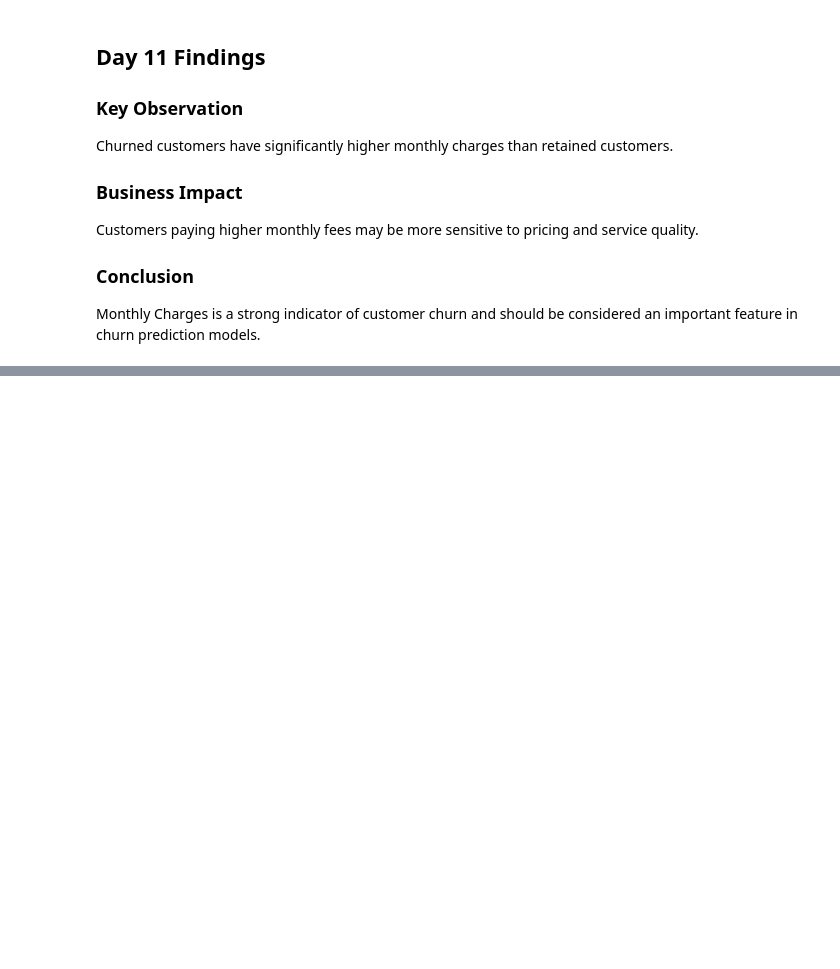
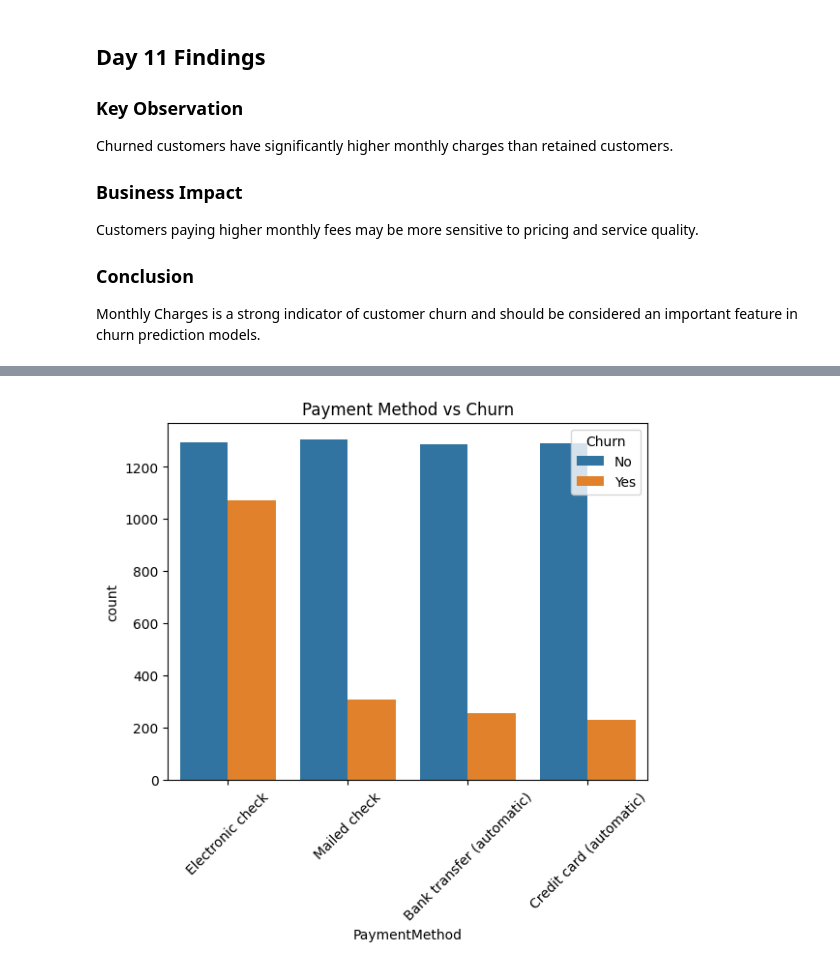
Before and after one commit to Sujitha-Anbazhagan/Data_Analytics_Internship, a Jupyter notebook: notebooks/01_EDA.ipynb, the cells around one changed output, grey strips where cells are left out. Drawn from its saved outputs; the diff is of its cells as text; code cells hidden in the pictures; blank space fills up the shorter version.

Commit message:
Days 12-14: Contract, payment method and internet service analysis

```diff
--- a/notebooks/01_EDA.ipynb
+++ b/notebooks/01_EDA.ipynb
@@ -475,0 +534,11 @@ Monthly Charges is a strong indicator of customer churn and should be considered
+# %%
+import seaborn as sns
+import matplotlib.pyplot as plt
+
+sns.countplot(x='PaymentMethod', hue='Churn', data=df)
+
+plt.title('Payment Method vs Churn')
+plt.xticks(rotation=45)
+plt.show()
+# %% [output]
+[figure, added]
```
Also changed, not shown: parts of 14 cells of this notebook.
